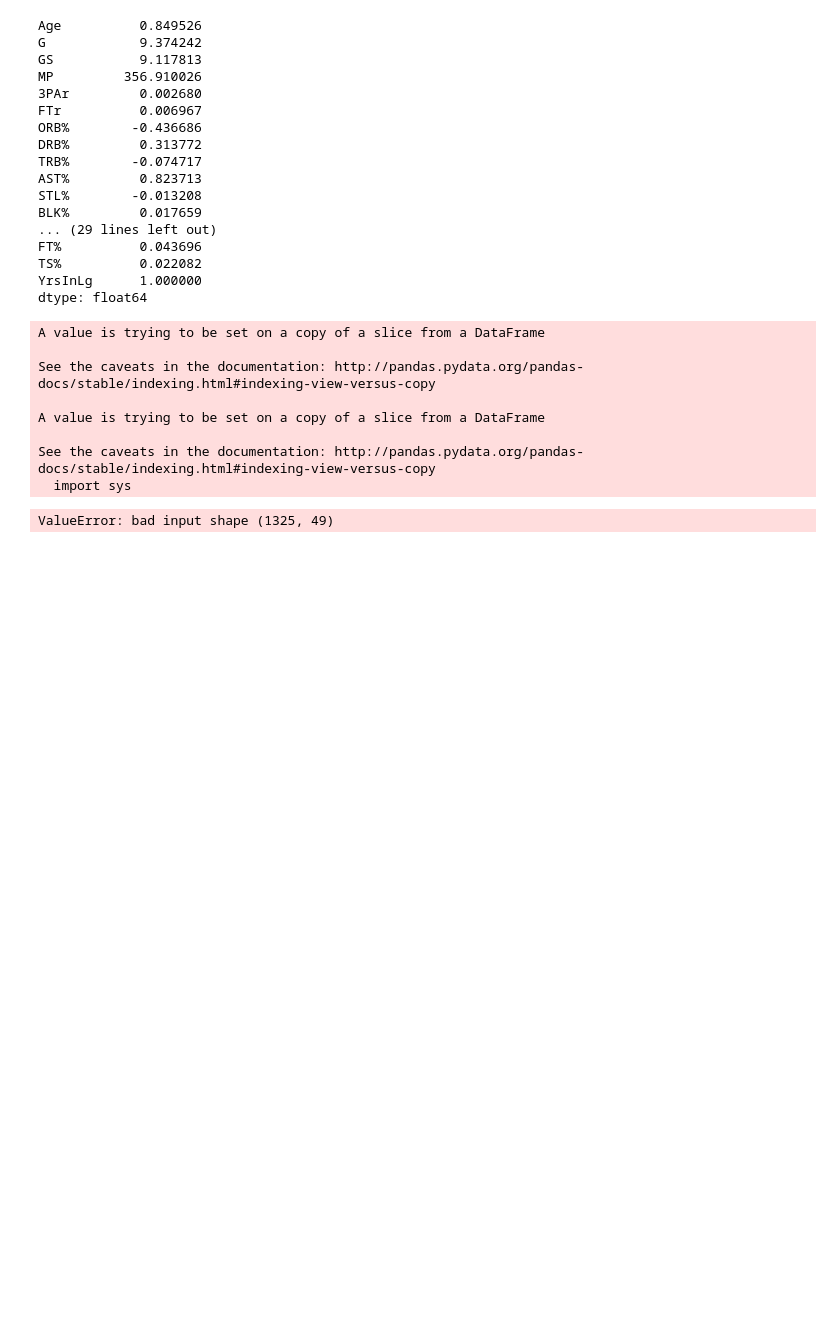
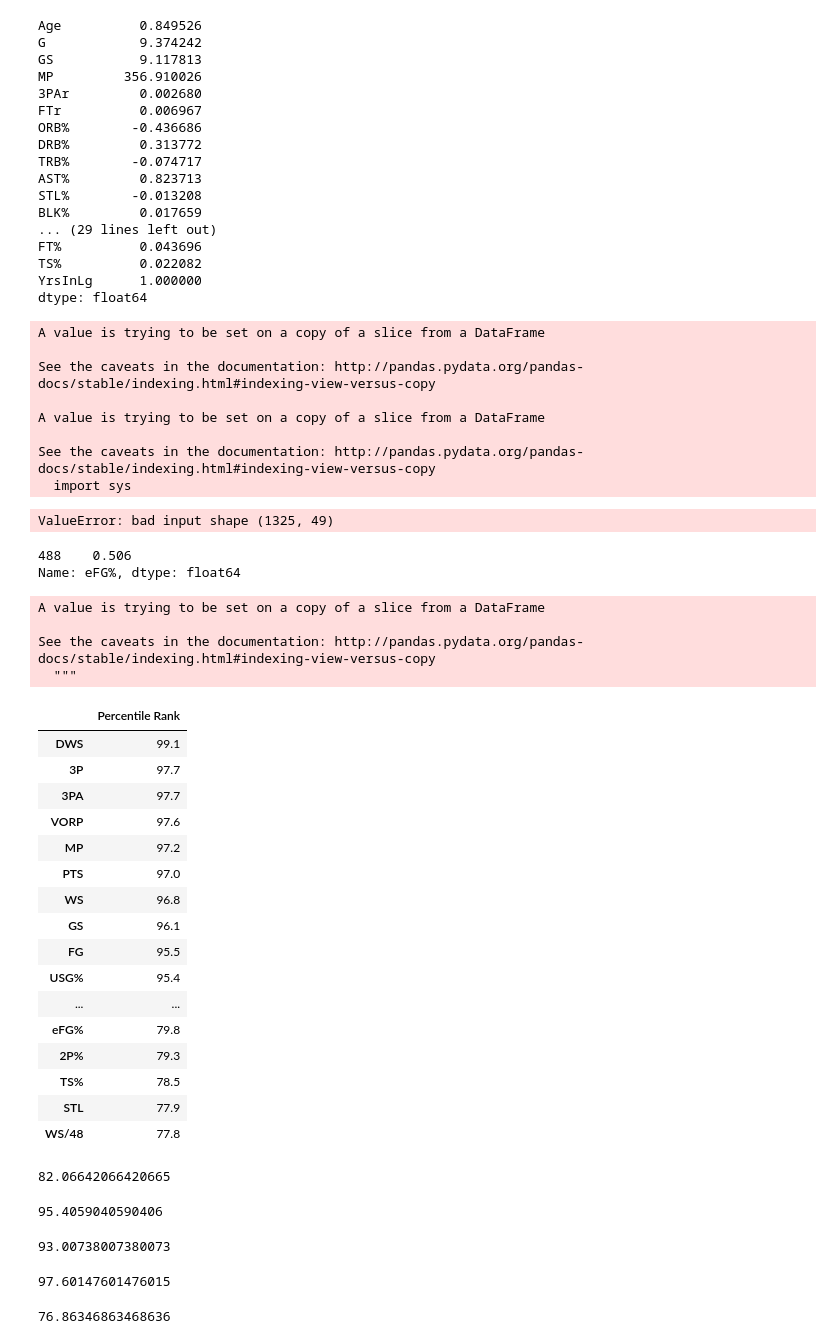
Before and after one commit to scottyla19/nylon, a Jupyter notebook: rookie/rookies.ipynb, the cells around one changed output. Drawn from its saved outputs; the diff is of its cells as text; code cells hidden in the pictures; blank space fills up the shorter version.

```diff
--- a/rookie/rookies.ipynb
+++ b/rookie/rookies.ipynb
@@ -394,3 +438,76 @@ A value is trying to be set on a copy of a slice from a DataFrame
 See the caveats in the documentation: http://pandas.pydata.org/pandas-docs/stable/indexing.html#indexing-view-versus-copy
   import sys
 ValueError: bad input shape (1325, 49)
+# %%
+vorp = allRook1.sort_values(by='3P%',ascending=False)
+vorp.reset_index(inplace=True)
+vorp[vorp.Player == 'Donovan Mitchell']['eFG%']
+# %% [output]
+488    0.506
+Name: eFG%, dtype: float64
+# %%
+from scipy import stats
+ranks = []
+cols = []
+spida = allRook1[allRook1.Player == 'Donovan Mitchell']
+spida.drop(labels=['Player','Season'],axis=1, inplace=True)
+for i in spida.columns.values:
+
+    stat = spida[i].values
+
+    rank = stats.percentileofscore(allRook1[i],stat)
+    ranks.append(rank)
+
+dfrank = pd.DataFrame(data=ranks,index=spida.columns.values)
+rnks = dfrank[0].sort_values(ascending=False)
+
+rdf = rnks.to_frame('Percentile Rank')
+rdf = rdf.round(1)
+# rdf = rdf.T
+# # rdf.reset_index( inplace=True)
+# rdf.iloc[:,:20].head()
+rdf.head(25)
+# percentile = stats.percentileofscore(allRook1['3PAr'],0.404 )
+# percentile
+# %% [output]
+A value is trying to be set on a copy of a slice from a DataFrame
+
+See the caveats in the documentation: http://pandas.pydata.org/pandas-docs/stable/indexing.html#indexing-view-versus-copy
+  """
+|  | Percentile Rank |
+| DWS | 99.1 |
+| 3P | 97.7 |
+| 3PA | 97.7 |
+| VORP | 97.6 |
+| MP | 97.2 |
+| PTS | 97.0 |
+| WS | 96.8 |
+| GS | 96.1 |
+| FG | 95.5 |
+| USG% | 95.4 |
+| ... | ... |
+| eFG% | 79.8 |
+| 2P% | 79.3 |
+| TS% | 78.5 |
+| STL | 77.9 |
+| WS/48 | 77.8 |
+# %%
+stats.percentileofscore(allRook1['3P%'],0.34 )
+# %% [output]
+82.06642066420665
+# %%
+stats.percentileofscore(allRook1['USG%'],29.1 )
+# %% [output]
+95.4059040590406
+# %%
+stats.percentileofscore(allRook1['BPM'],1.1)
+# %% [output]
+93.00738007380073
+# %%
+stats.percentileofscore(allRook1['VORP'],2.1)
+# %% [output]
+97.60147601476015
+# %%
+stats.percentileofscore(allRook1['STL%'],2.2)
+# %% [output]
+76.86346863468636
```
Also changed, not shown: parts of 4 cells of this notebook, 10 other files.
